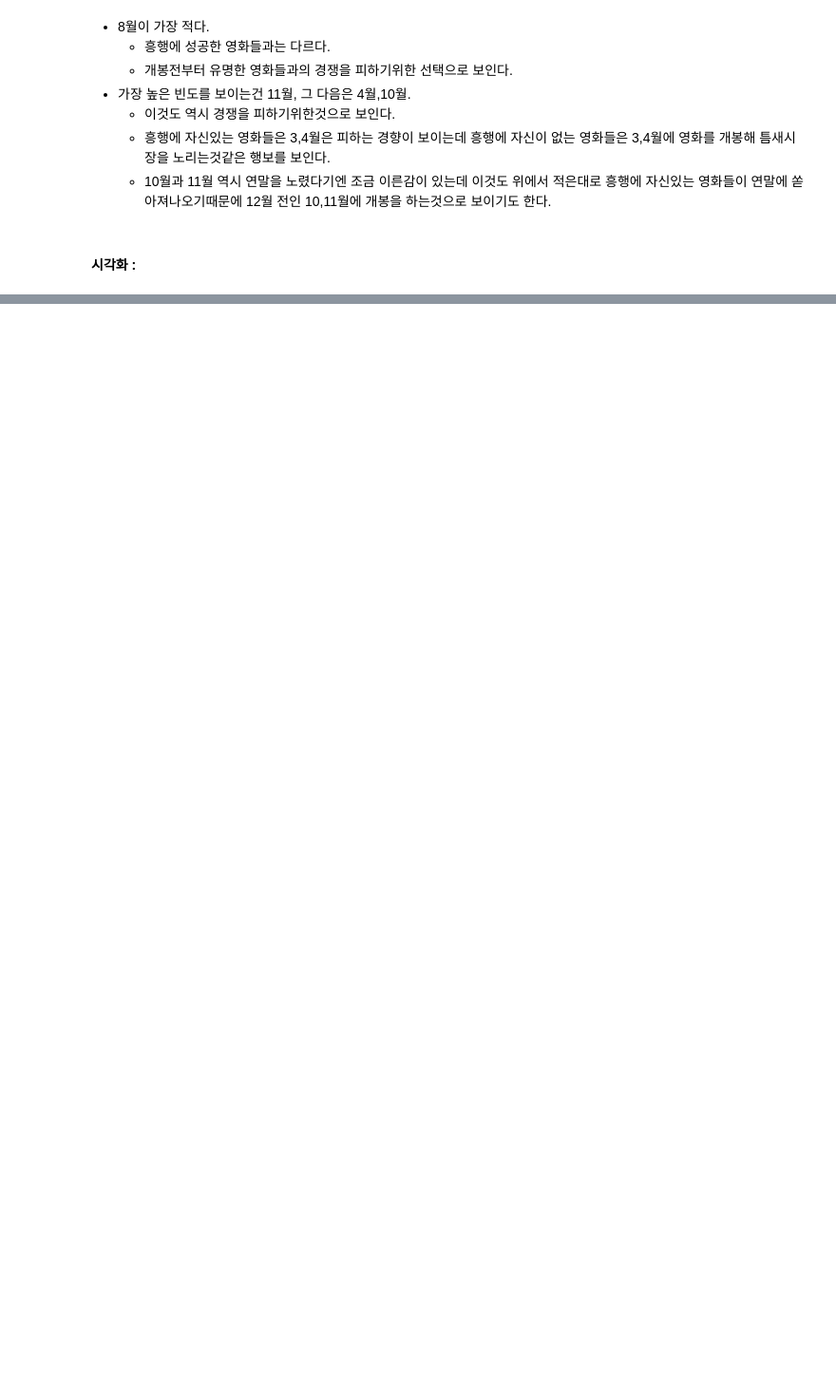
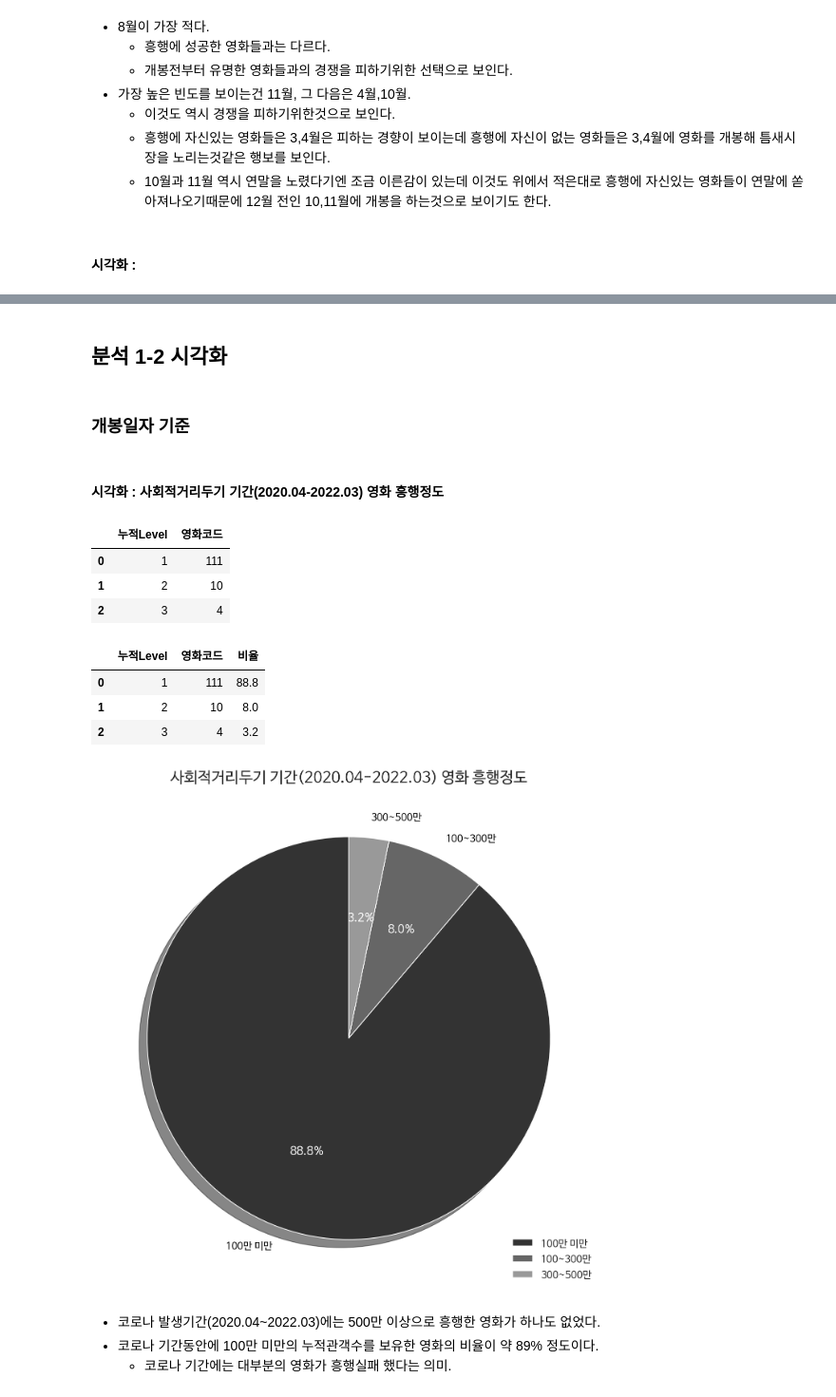
Before and after one commit to suyeee/DE_Project, a Jupyter notebook: 네이버_영화_분석.ipynb, the cells around one changed output, grey strips where cells are left out. Shown at 95% size. Cells and saved outputs as stored; diff of their text form; code cells hidden in the pictures; blank space fills up the shorter version.

```diff
--- a/네이버_영화_분석.ipynb
+++ b/네이버_영화_분석.ipynb
@@ -998,0 +1006,6 @@ plt.show()
+# %%
+# 사회적 거리두기 기간만 모아두기
+
+df2_2 = df2_1_1[df2_1_1['year1'] > 2019].reset_index(drop=True)
+df2_2 = df2_2.drop([0,1,2,3,4,5,43,44,45,46]).reset_index(drop=True)
+df2_2
@@ -998,0 +1030,65 @@ plt.show()
+# %% [markdown]
+## 분석 1-2 시각화
+# %% [markdown]
+### 개봉일자 기준
+# %% [markdown]
+#### 시각화 : 사회적거리두기 기간(2020.04-2022.03) 영화 흥행정도
+# %%
+df2_2_covid = df2_2.groupby('누적Level')[['영화코드']].sum().reset_index()
+df2_2_covid
+# %% [output]
+|  | 누적Level | 영화코드 |
+| 0 | 1 | 111 |
+| 1 | 2 | 10 |
+| 2 | 3 | 4 |
+# %%
+# 각각 비율구해서 컬럼추가
+df2_2_covid['비율'] = df2_2_covid['영화코드'] / df2_2_covid['영화코드'].sum() * 100
+df2_2_covid
+# %% [output]
+|  | 누적Level | 영화코드 | 비율 |
+| 0 | 1 | 111 | 88.8 |
+| 1 | 2 | 10 | 8.0 |
+| 2 | 3 | 4 | 3.2 |
+# %%
+# 파이차트
+plt.rc('font', family='NanumBarunGothic')
+
+plt.figure(figsize=(12, 12))
+
+colors = sns.color_palette("binary_r",4)
+
+labels = ['100만 미만', '100~300만', '300~500만']
+
+sizes = df2_2_covid['비율']
+explode = (0,0,0)
+
+patches, texts, autotexts = plt.pie(
+    sizes,
+    explode=explode,
+    labels=labels,
+    autopct="%1.1f%%",
+    colors=colors,
+    shadow=True,
+    startangle=90
+)
+
+# label 텍스트 스타일링
+for t in texts:
+  t.set_fontsize(13)
+  t.set_color('black')
+
+# pie 위의 텍스트에 대한 스타일링
+for t in autotexts:
+  t.set_fontsize(15)
+  t.set_color('white')
+
+plt.title("사회적거리두기 기간(2020.04-2022.03) 영화 흥행정도", fontsize = 20)
+plt.legend(labels,loc='lower right', frameon=False, fontsize = 13)
+plt.show()
+# %% [output]
+[figure, added]
+# %% [markdown]
+- 코로나 발생기간(2020.04~2022.03)에는 500만 이상으로 흥행한 영화가 하나도 없었다.
+- 코로나 기간동안에 100만 미만의 누적관객수를 보유한 영화의 비율이 약 89% 정도이다.
+  - 코로나 기간에는 대부분의 영화가 흥행실패 했다는 의미.
```
Also changed, not shown: parts of 74 cells of this notebook.
